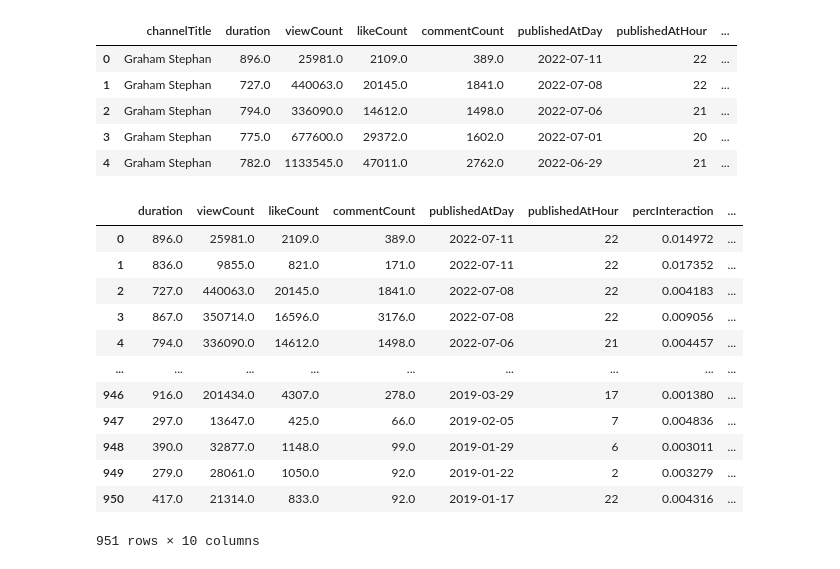
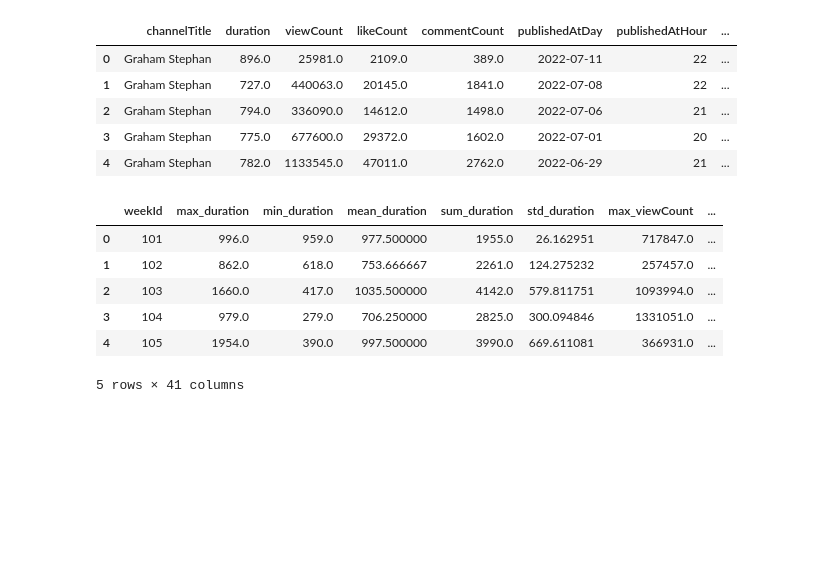
Before and after one commit to calbornozflores/spy-youtube, a Jupyter notebook: notebooks/06 - Feature Engineering.ipynb, the cells around one changed output. Drawn from its saved outputs; the diff is of its cells as text; code cells hidden in the pictures; blank space fills up the shorter version.

```diff
--- a/notebooks/06 - Feature Engineering.ipynb
+++ b/notebooks/06 - Feature Engineering.ipynb
@@ -3,0 +20,12 @@ import datetime
+# %%
+min_spy_date, max_spy_date = spy.day.min(), spy.day.max()
+
+matchDayWeek = pd.DataFrame()
+matchDayWeek["day"] = pd.date_range(start = min_spy_date, end = max_spy_date)
+matchDayWeek["weekNumber"] = matchDayWeek["day"].map(lambda x: int(x.strftime("%V")))
+matchDayWeek["year"] = matchDayWeek["day"].map(lambda x: int(x.strftime("%Y")))
+
+weekId = matchDayWeek[["year", "weekNumber"]].drop_duplicates()
+weekId["weekId"] = range(weekId.shape[0])
+
+matchDayWeek = matchDayWeek.merge(weekId, on = ["weekNumber", "year"]).drop(columns = ["weekNumber", "year"])
@@ -33,26 +81,22 @@ minCommonDate = numeric_df.groupby("channelTitle").agg({"publishedAtDay": "min"}
 maxCommonDate = numeric_df.groupby("channelTitle").agg({"publishedAtDay": "max"}).publishedAtDay.max()
 
 raw_df = numeric_df[numeric_df.publishedAtDay >= minCommonDate].drop(columns = ["channelTitle"])
-raw_df["publishedAtDay"] = raw_df["publishedAtDay"].map(lambda x: pd.to_datetime(x))
-raw_df["weekNumber"] = raw_df["publishedAtDay"].map(lambda x: x.strftime("%V"))
+raw_df["day"] = raw_df["publishedAtDay"].map(lambda x: pd.to_datetime(x))
 
-matchDayWeek = raw_df[["publishedAtDay", "weekNumber"]].drop_duplicates().sort_values("publishedAtDay", ascending = False)
-matchDayWeek["weekId"] = range(matchDayWeek.shape[0])
-matchDayWeek = matchDayWeek[["weekId", "publishedAtDay"]].reset_index(drop = True)
-
-raw_df = raw_df.drop(columns = ["weekNumber"]).merge(matchDayWeek, on = ["publishedAtDay"])
-raw_df
+raw_df = raw_df.merge(matchDayWeek, on = ["day"]).drop(columns = ["publishedAtDay"])
-# %% [output]
-|  | duration | viewCount | likeCount | commentCount | publishedAtDay | publishedAtHour | percInteraction | ... |
-| 0 | 896.0 | 25981.0 | 2109.0 | 389.0 | 2022-07-11 | 22 | 0.014972 | ... |
-| 1 | 836.0 | 9855.0 | 821.0 | 171.0 | 2022-07-11 | 22 | 0.017352 | ... |
-| 2 | 727.0 | 440063.0 | 20145.0 | 1841.0 | 2022-07-08 | 22 | 0.004183 | ... |
-| 3 | 867.0 | 350714.0 | 16596.0 | 3176.0 | 2022-07-08 | 22 | 0.009056 | ... |
-| 4 | 794.0 | 336090.0 | 14612.0 | 1498.0 | 2022-07-06 | 21 | 0.004457 | ... |
-| ... | ... | ... | ... | ... | ... | ... | ... | ... |
-| 946 | 916.0 | 201434.0 | 4307.0 | 278.0 | 2019-03-29 | 17 | 0.001380 | ... |
-| 947 | 297.0 | 13647.0 | 425.0 | 66.0 | 2019-02-05 | 7 | 0.004836 | ... |
-| 948 | 390.0 | 32877.0 | 1148.0 | 99.0 | 2019-01-29 | 6 | 0.003011 | ... |
-| 949 | 279.0 | 28061.0 | 1050.0 | 92.0 | 2019-01-22 | 2 | 0.003279 | ... |
-| 950 | 417.0 | 21314.0 | 833.0 | 92.0 | 2019-01-17 | 22 | 0.004316 | ... |
-951 rows × 10 columns
+# %%
+numeric_cols_to_agg = [c for c in raw_df.columns if c not in ["day", "weekId"]]
+dict_numeric_cols_to_agg = {c: ["max", "min", "mean", "sum", "std"] for c in numeric_cols_to_agg}
+# %%
+fe = raw_df.groupby("weekId").agg(dict_numeric_cols_to_agg).reset_index()
+fe.columns = [c.replace("_", "") if c.startswith("_") else c for c in ["_".join(mc[::-1]) for mc in fe.columns]]
+# %%
+fe.head()
+# %% [output]
+|  | weekId | max_duration | min_duration | mean_duration | sum_duration | std_duration | max_viewCount | ... |
+| 0 | 101 | 996.0 | 959.0 | 977.500000 | 1955.0 | 26.162951 | 717847.0 | ... |
+| 1 | 102 | 862.0 | 618.0 | 753.666667 | 2261.0 | 124.275232 | 257457.0 | ... |
+| 2 | 103 | 1660.0 | 417.0 | 1035.500000 | 4142.0 | 579.811751 | 1093994.0 | ... |
+| 3 | 104 | 979.0 | 279.0 | 706.250000 | 2825.0 | 300.094846 | 1331051.0 | ... |
+| 4 | 105 | 1954.0 | 390.0 | 997.500000 | 3990.0 | 669.611081 | 366931.0 | ... |
+5 rows × 41 columns
```
Also changed, not shown: parts of 8 cells of this notebook, 1 other file.
